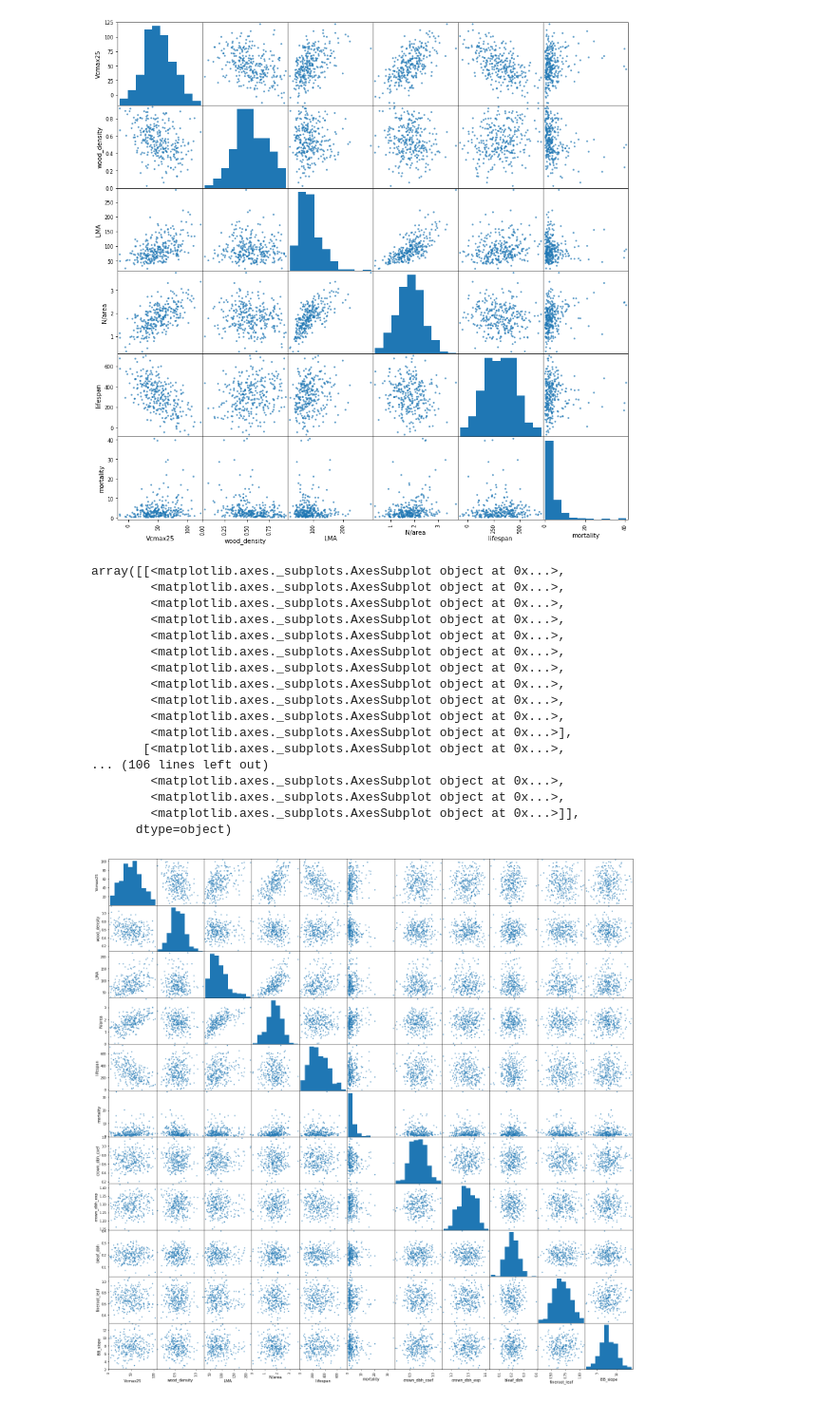
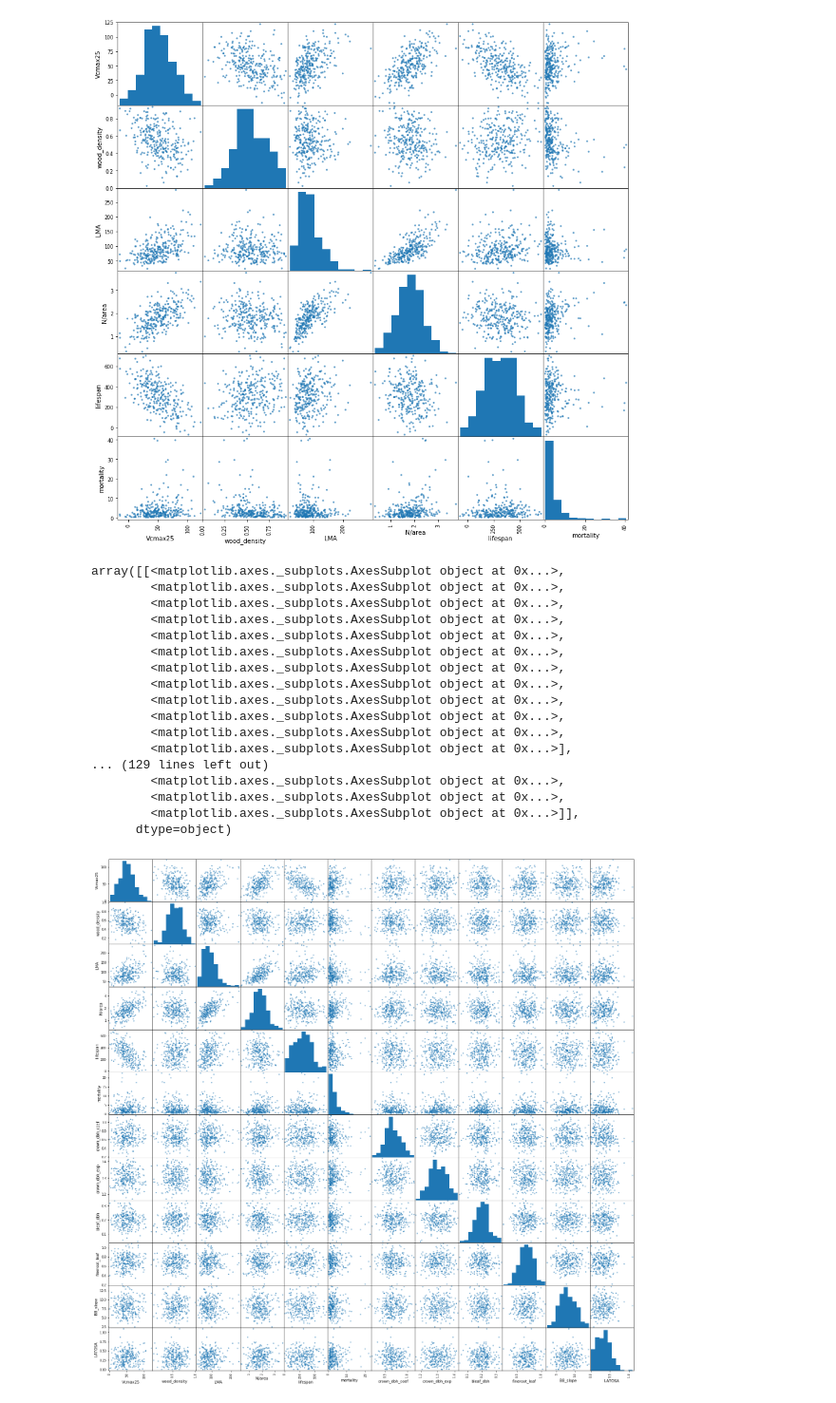
Before and after one commit to NGEET/testbeds, a Jupyter notebook: BCI_testbed/traits_analysis.ipynb, the cells around one changed output. Shown at 95% size. Cells and saved outputs as stored; diff of their text form; code cells hidden in the pictures.

Commit message:
updated analysis to include latosa term

```diff
--- a/BCI_testbed/traits_analysis.ipynb
+++ b/BCI_testbed/traits_analysis.ipynb
@@ -456,6 +457,10 @@ bbslope_mean = 8.
 bbslope_variance = (2.)**2
 bbslope_indx = 10
 
+latosa_mean = 0.3
+latosa_variance = 0.20 ** 2
+latosa_indx = 11
+
 ### for crown area parameters, martinez-cano et al show some correlation with wood density
 ### let crown area : DBH relationship be a function
 ### of wood density following martinez-cano allometry
@@ -465,7 +470,7 @@ bbslope_indx = 10
 ### when z is wood density
 ### for now we ignore these and impose the other traits as uncorrelated
 
-ntraits_total = 11
+ntraits_total = 12
 full_trait_cov_matrix = np.zeros([ntraits_total,ntraits_total])
 
 # we are using the partially log-transformed traits covariance matrix now
@@ -477,6 +482,8 @@ full_trait_cov_matrix[crown_to_dbh_exponent_indx,crown_to_dbh_exponent_indx] = c
 full_trait_cov_matrix[bleaf_to_dbh_indx,bleaf_to_dbh_indx] = bleaf_to_dbh_variance
 full_trait_cov_matrix[fineroot_to_leaf_indx,fineroot_to_leaf_indx] = fineroot_to_leaf_variance
 full_trait_cov_matrix[bbslope_indx,bbslope_indx] = bbslope_variance
+full_trait_cov_matrix[latosa_indx,latosa_indx] = latosa_variance
+
 
 
 means_total = np.zeros(ntraits_total)
@@ -489,6 +496,7 @@ means_total[crown_to_dbh_exponent_indx] = crown_to_dbh_exponent_mean
 means_total[bleaf_to_dbh_indx] = bleaf_to_dbh_mean
 means_total[fineroot_to_leaf_indx] = fineroot_to_leaf_mean
 means_total[bbslope_indx] = bbslope_mean
+means_total[latosa_indx] = latosa_mean
 
 X_total = randomstate.multivariate_normal(means_total, np.array(full_trait_cov_matrix), n_out)
 X_total_backup = randomstate.multivariate_normal(means_total, np.array(full_trait_cov_matrix), n_out)
@@ -503,37 +511,37 @@ for i in range(len(columns_log)):
 ### in the row are positive.  if not, replace the entire row with one from a backup array
 backup_copy = -1
 for i in range(n_out):
     if X_total[i,:].min() <= 0:
         replacement_found = False
         backup_copy = backup_copy + 1
         while not replacement_found:
             if X_total_backup[backup_copy,:].min() > 0:
                 replacement_found = True
             else:
                 backup_copy = backup_copy + 1
         X_total[i,:] = X_total_backup[backup_copy,:]
-column_names_full = ['Vcmax25', 'wood_density', 'LMA', 'N/area','lifespan','mortality','crown_dbh_coef','crown_dbh_exp','bleaf_dbh','fineroot_leaf','BB_slope']
+column_names_full = ['Vcmax25', 'wood_density', 'LMA', 'N/area','lifespan','mortality','crown_dbh_coef','crown_dbh_exp','bleaf_dbh','fineroot_leaf','BB_slope','LATOSA']
 df4 = pandas.DataFrame(X_total, columns=column_names_full)
 pandas.plotting.scatter_matrix(df4, alpha=0.7, figsize=(25, 25), diagonal='hist')
 # %% [output]
 array([[<matplotlib.axes._subplots.AxesSubplot object at 0x...>,
         <matplotlib.axes._subplots.AxesSubplot object at 0x...>,
         <matplotlib.axes._subplots.AxesSubplot object at 0x...>,
         <matplotlib.axes._subplots.AxesSubplot object at 0x...>,
         <matplotlib.axes._subplots.AxesSubplot object at 0x...>,
         <matplotlib.axes._subplots.AxesSubplot object at 0x...>,
         <matplotlib.axes._subplots.AxesSubplot object at 0x...>,
         <matplotlib.axes._subplots.AxesSubplot object at 0x...>,
         <matplotlib.axes._subplots.AxesSubplot object at 0x...>,
         <matplotlib.axes._subplots.AxesSubplot object at 0x...>,
+        <matplotlib.axes._subplots.AxesSubplot object at 0x...>,
         <matplotlib.axes._subplots.AxesSubplot object at 0x...>],
-       [<matplotlib.axes._subplots.AxesSubplot object at 0x...>,
-... (106 lines left out)
+... (129 lines left out)
         <matplotlib.axes._subplots.AxesSubplot object at 0x...>,
         <matplotlib.axes._subplots.AxesSubplot object at 0x...>,
         <matplotlib.axes._subplots.AxesSubplot object at 0x...>]],
       dtype=object)
-[figure, old version]
+[figure, new version]
 # %%
 ### now we want to write these new parameters to a set of fates netcdf parameter files
 import netCDF4 as nc4
```
Also changed, not shown: parts of 5 cells of this notebook, 1 other file.
